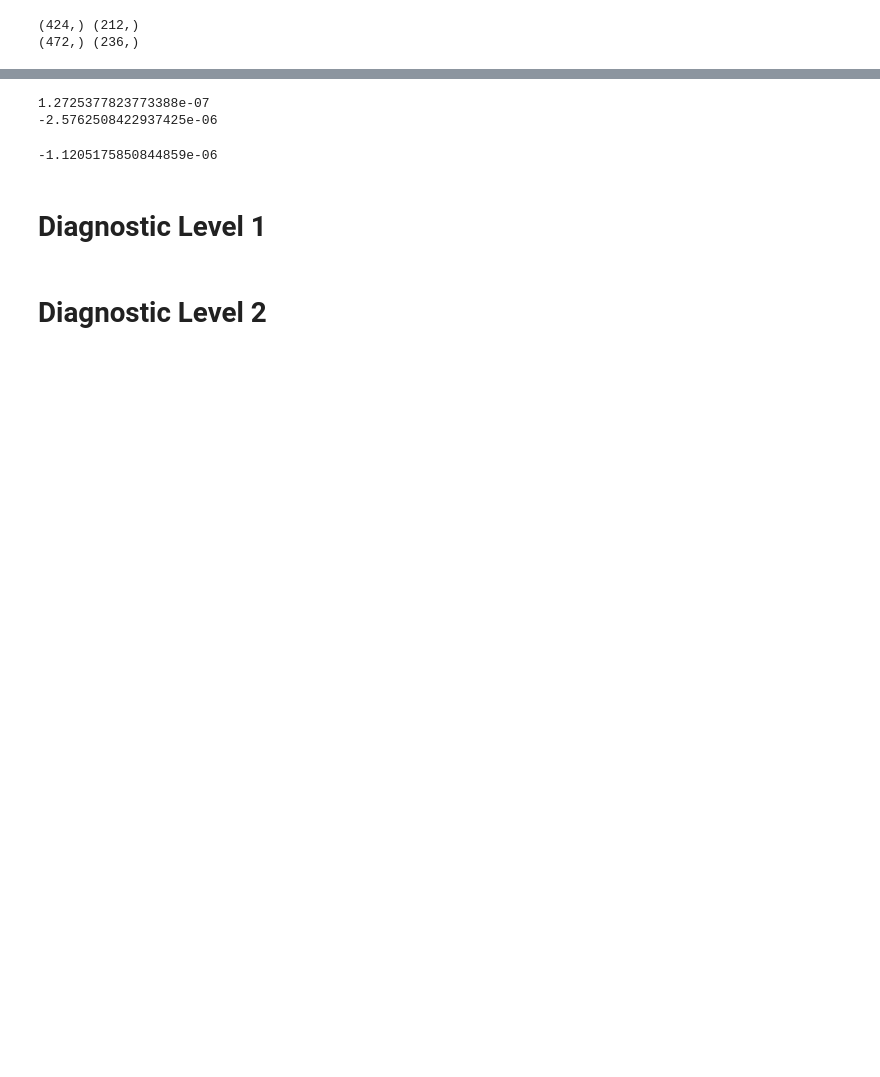
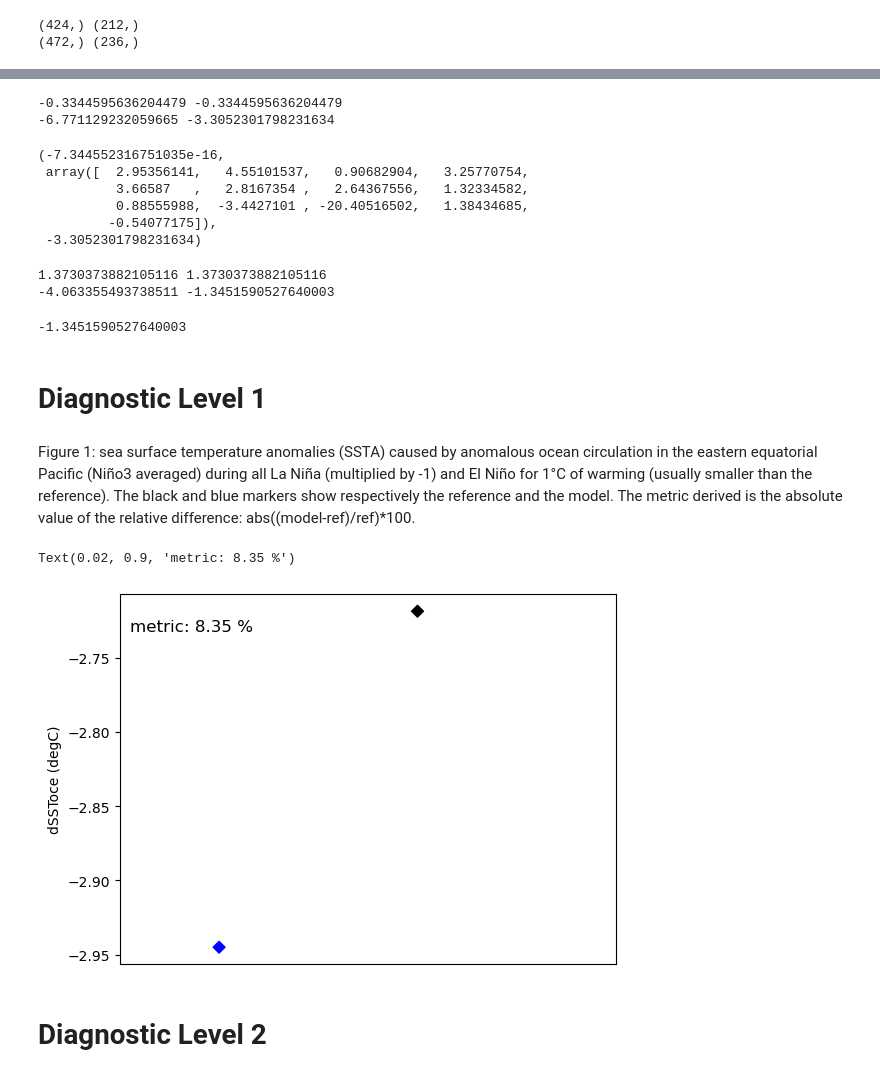
Before and after one commit to ACCESS-NRI/ACCESS-ENSO-recipes, a Jupyter notebook: 24-ocean_driven_SST.ipynb, the cells around one changed output, grey strips where cells are left out. Cells and saved outputs as stored; diff of their text form; code cells hidden in the pictures; blank space fills up the shorter version.

Commit message:
ocean_driven_sst notebook edit diag 1

```diff
--- a/24-ocean_driven_SST.ipynb
+++ b/24-ocean_driven_SST.ipynb
@@ -245,15 +258,17 @@ def dSSTnhf_ninonina(events_dict, dsstnhf):
         year_enso = iris.Constraint(time=lambda cell: cell.point.year in events)
         cube = dsstnhf.extract(year_enso)
         ## regroup and average
+        if enso == 'nina':
+            cube.data = -1 * cube.data
         datapoints.append(cube.data)
         print(enso, [d for d in cube.data.data])
     return datapoints
 # %%
 events = enso_events(model_ts_enso['ACCESS-ESM1-5'])
 print(events)
+mod_data = dSSTnhf_ninonina(events, model)
 events = enso_events(obs_tos_enso['TROPFLUX'])
 print(events)
-
-# testdata = dSSTnhf_ninonina(events, dsstnhf)
+obs_data = dSSTnhf_ninonina(events, obs)
 # %% [output]
 {'nina': [1984, 1985, 1990, 1993, 1999, 2006, 2011], 'nino': [1979, 1983, 1995, 1998, 2001, 2013]}
@@ -261,40 +280,65 @@ print(events)
 # %%
 lsall =[]
-for mem in testdata:
+for mem in mod_data:
     mean = np.mean(mem)
     ls = [d for d in mem]
     lsall += ls
-    print(mean)
+    print(mean, np.mean(lsall))
 
-1 - np.mean(lsall)
+ave = np.mean(lsall)
+normarray = lsall - ave #normalised, dsst?
+np.mean(normarray), normarray, ave
 #wiki : dSSToce = dSST - dSSTnhf, spreadsheet 1-averaged data
 # %% [output]
-1.2725377823773388e-07
--2.5762508422937425e-06
+-0.3344595636204479 -0.3344595636204479
+-6.771129232059665 -3.3052301798231634
--1.1205175850844859e-06
+(-7.344552316751035e-16,
+ array([  2.95356141,   4.55101537,   0.90682904,   3.25770754,
+          3.66587   ,   2.8167354 ,   2.64367556,   1.32334582,
+          0.88555988,  -3.4427101 , -20.40516502,   1.38434685,
+         -0.54077175]),
+ -3.3052301798231634)
+# %%
+lsall =[]
+for mem in obs_data:
+    mean = np.mean(mem)
+    ls = [d for d in mem]
+    lsall += ls
+    print(mean, np.mean(lsall))
+
+ave_obs = np.mean(lsall)
+ave_obs
+# %% [output]
+1.3730373882105116 1.3730373882105116
+-4.063355493738511 -1.3451590527640003
+-1.3451590527640003
 # %% [markdown]
 # Diagnostic Level 1
+# %% [markdown]
+Figure 1: sea surface temperature anomalies (SSTA) caused by anomalous ocean circulation in the eastern equatorial Pacific (Niño3 averaged) during all La Niña (multiplied by -1) and El Niño for 1°C of warming (usually smaller than the reference). The black and blue markers show respectively the reference and the model. The metric derived is the absolute value of the relative difference: abs((model-ref)/ref)*100.
 # %%
 # scatter plot metric
 
+metric_val = abs((ave-ave_obs)/ave_obs)*100
 
-# metric_val = abs((mod_slope-slope)/slope)*100
+plt.scatter([0,1], [ave,ave_obs], c=['blue','black'], marker='D')
 
-print(model_nhf_prep["ACCESS-ESM1-5"].shape, model_ts_prep["ACCESS-ESM1-5"].shape) #scatter plot
-print(model_nhf_prep["ACCESS-ESM1-5"].units, model_ts_prep["ACCESS-ESM1-5"].units)
-plt.scatter(model_ts_prep["ACCESS-ESM1-5"].data, model_nhf_prep["ACCESS-ESM1-5"].data, s=10)
-
+plt.xlim(-0.5,2)#range(-1,3,1)) #['model','obs']
+plt.xticks([])
 
 # print(obs_tos_prep["HadISST"].shape, obs_tauu_prep["ERA-Interim"].shape)
 # plt.scatter(obs_tos_prep["HadISST"].data, obs_tauu_prep["ERA-Interim"].data,s=20, c='black', marker='D')
 
 plt.ylabel(f'dSSToce (degC)')
 
 ## text slope
-plt.text(0.02, 0.9, f'metric_val ', fontsize=12, ha='left',
+plt.text(0.02, 0.9, f'metric: {metric_val:.2f} %', fontsize=12, ha='left',
          transform=plt.gca().transAxes, bbox=dict(facecolor='white', alpha=0.8, edgecolor='none'))
 
 # print(metric_val)
+# %% [output]
+Text(0.02, 0.9, 'metric: 8.35 %')
+[figure, added]
 # %% [markdown]
 # Diagnostic Level 2
 # %%
```
Also changed, not shown: parts of 9 cells of this notebook.
